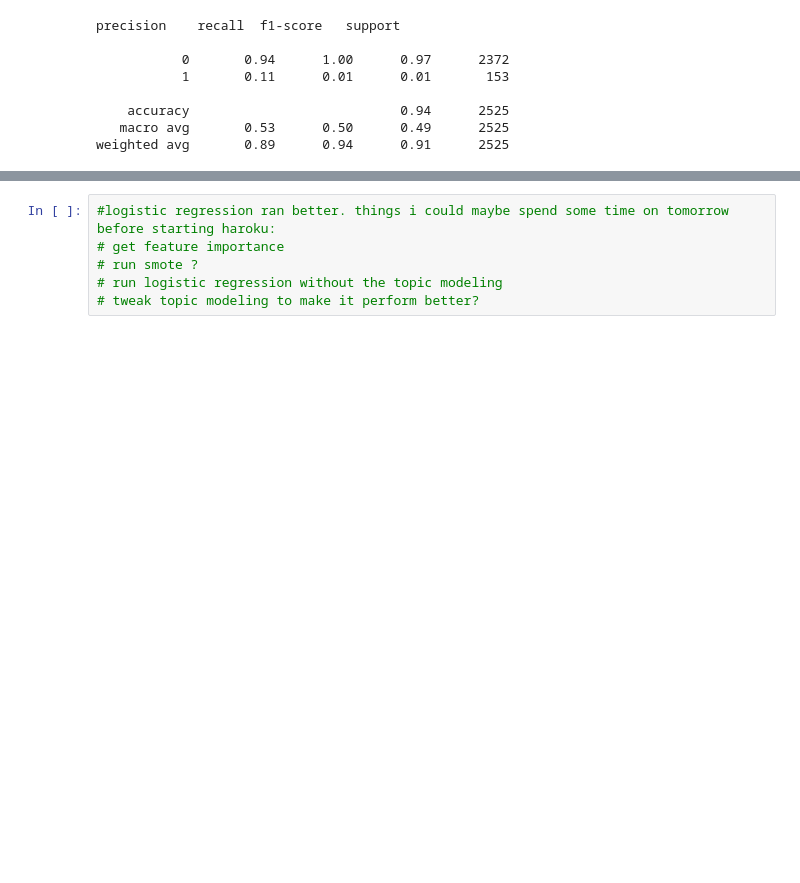
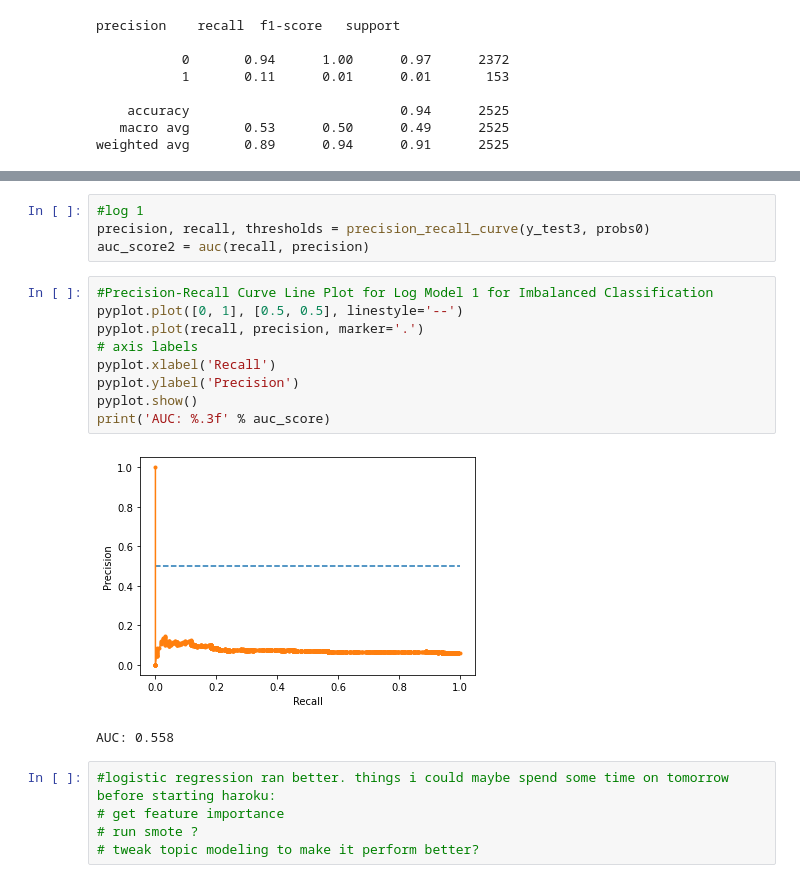
Before and after one commit to agpark1/VC-Sourcing-Model-Unit2-Build, a Jupyter notebook: 2A.ipynb, the cells around one changed output, grey strips where cells are left out. Drawn from its saved outputs; the diff is of its cells as text; blank space fills up the shorter version.

```diff
--- a/2A.ipynb
+++ b/2A.ipynb
@@ -657,6 +689,21 @@ weighted avg       0.89      0.94      0.91      2525
+# %%
+#log 1
+precision, recall, thresholds = precision_recall_curve(y_test3, probs0)
+auc_score2 = auc(recall, precision)
+# %%
+#Precision-Recall Curve Line Plot for Log Model 1 for Imbalanced Classification
+pyplot.plot([0, 1], [0.5, 0.5], linestyle='--')
+pyplot.plot(recall, precision, marker='.')
+# axis labels
+pyplot.xlabel('Recall')
+pyplot.ylabel('Precision')
+pyplot.show()
+print('AUC: %.3f' % auc_score)
+# %% [output]
+[figure, added]
+AUC: 0.558
 # %%
 #logistic regression ran better. things i could maybe spend some time on tomorrow before starting haroku:
 # get feature importance
 # run smote ?
-# run logistic regression without the topic modeling
 # tweak topic modeling to make it perform better?
```
Also changed, not shown: parts of 28 cells of this notebook, 2 other files.
